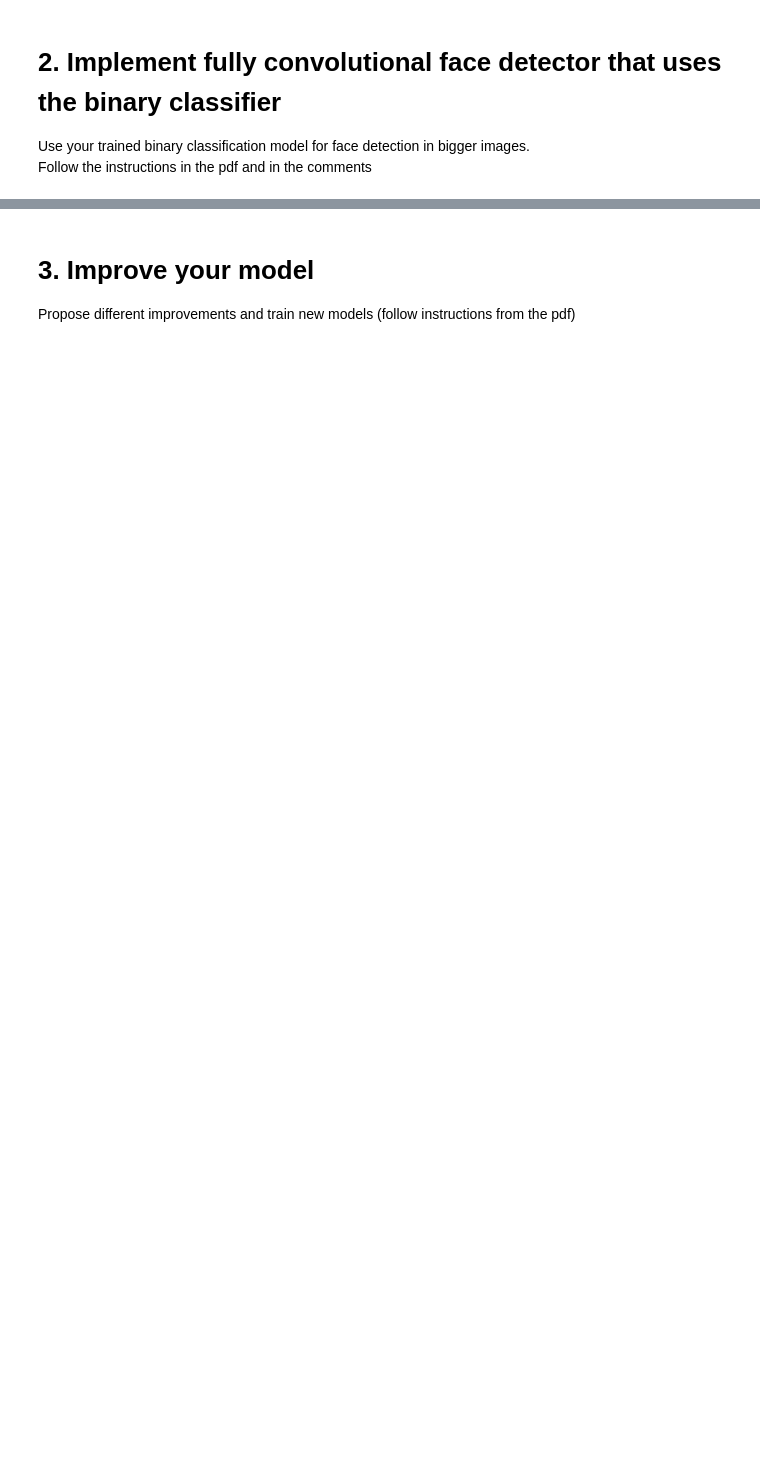
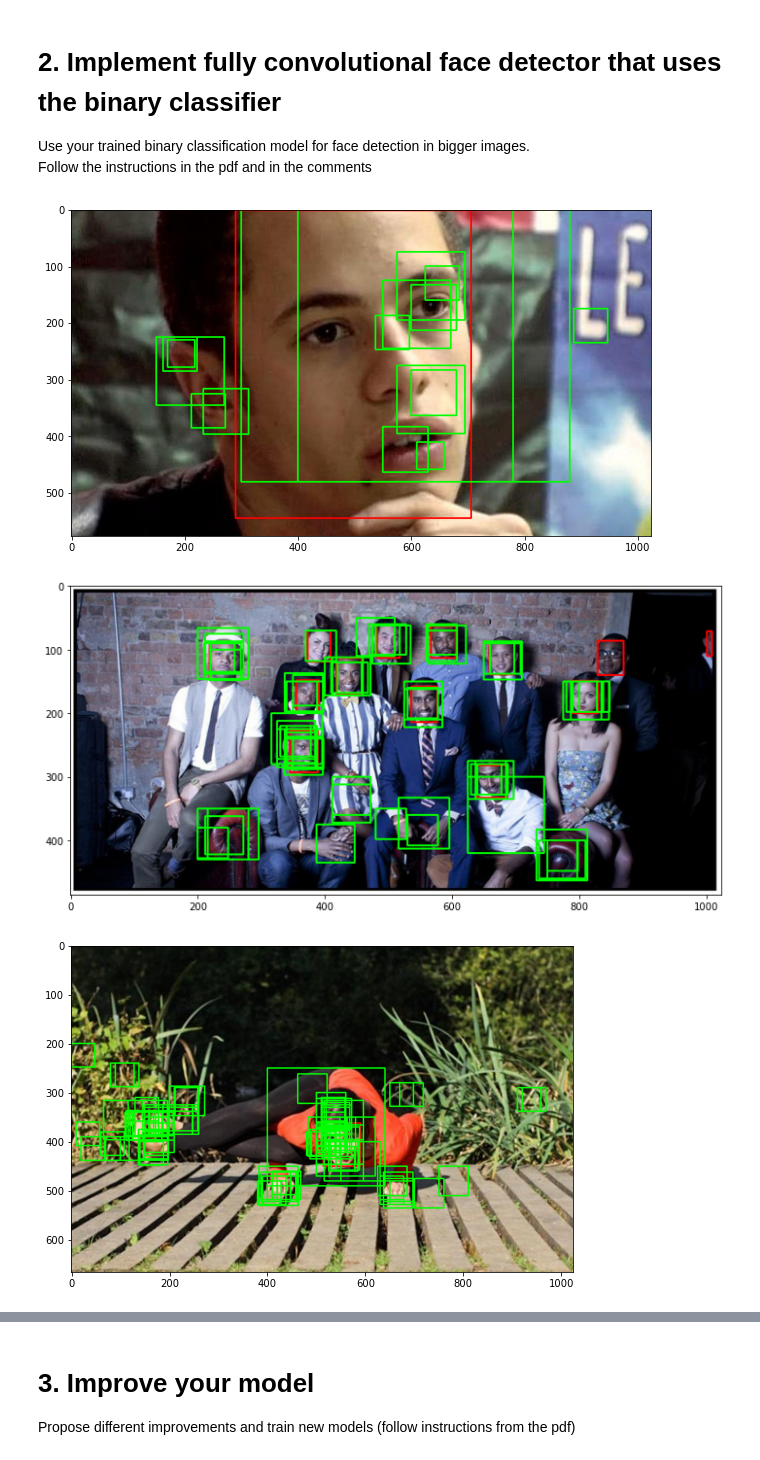
Before and after one commit to nibill/BME-AdvancedTopicsInMachineLearning, a Jupyter notebook: Assignments/Assignment2/BucheggerAssignment2.ipynb, the cells around one changed output, grey strips where cells are left out. Cells and saved outputs as stored; diff of their text form; code cells hidden in the pictures; blank space fills up the shorter version.

```diff
--- a/Assignments/Assignment2/BucheggerAssignment2.ipynb
+++ b/Assignments/Assignment2/BucheggerAssignment2.ipynb
@@ -27,8 +25,7 @@ from torchvision.transforms import Resize, ToTensor, Normalize, Compose
 target_size = (48, 48)
 batch_size = 64
 
-transforms = Compose([Resize(target_size), # Resizes image
-                    ToTensor(),           # Converts to Tensor, scales to [0, 1] float (from [0, 255] int)
+transforms = Compose([ToTensor(),           # Converts to Tensor, scales to [0, 1] float (from [0, 255] int)
                     Normalize(mean=(0.5, 0.5, 0.5,), std=(0.5, 0.5, 0.5)), # scales to [-1.0, 1.0]
                     ])
 
@@ -311,4 +327,14 @@ def draw_boxes_with_gt(image, boxes, gt_boxes=None):
     plt.imshow(img_draw)
 # %%
 # Run evaluation on images from full_images folder; follow the instructions from the pdf
-images, boxes = read_images(full_images, full_boxes)
+images, boxes = read_images("full_images", "full_boxes")
+# %%
+fully_conv_detector = FullyConvolutionalDetector(conv_model, threshold=0.99)
+# %%
+for image, box in zip(images, boxes):
+    all_face_coordinates, all_face_probabilities = fully_conv_detector.detect_multi_scale(image)
+    draw_boxes_with_gt(image, box, all_face_coordinates)
+# %% [output]
+[figure, added]
+[figure, added]
+[figure, added]
```
Also changed, not shown: parts of 9 cells of this notebook.
